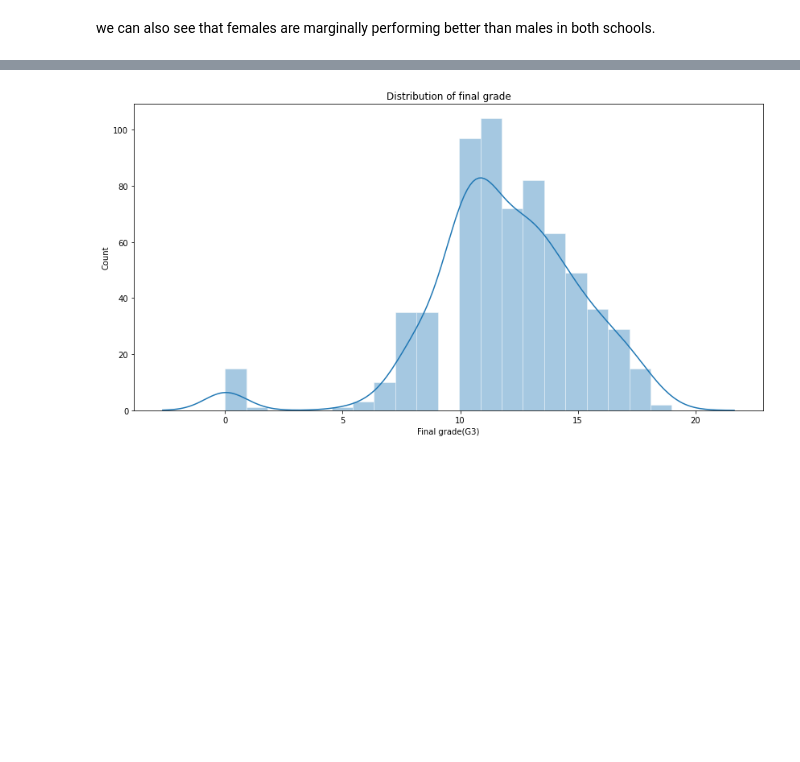
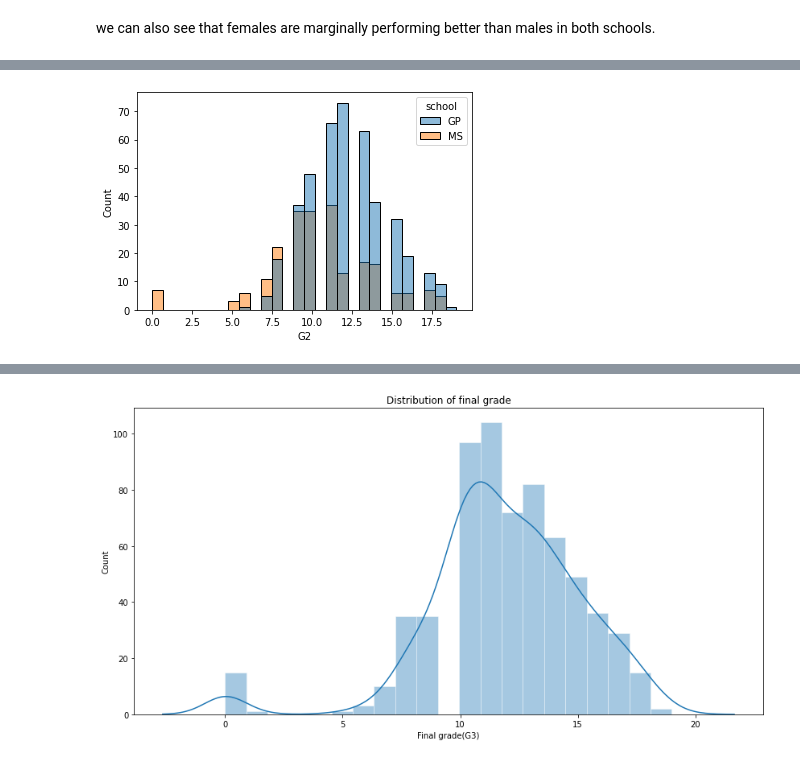
Before and after one commit to ToluAnnie/student-prediction-performance, a Jupyter notebook: numpy_project.ipynb, the cells around one changed output, grey strips where cells are left out. Drawn from its saved outputs; the diff is of its cells as text; code cells hidden in the pictures; blank space fills up the shorter version.

```diff
--- a/numpy_project.ipynb
+++ b/numpy_project.ipynb
@@ -217,0 +224,4 @@ we can also see that females are marginally performing better than males in both
+# %%
+sns.histplot(data=df, x="G2", hue="school");
+# %% [output]
+[figure, added]
```
Also changed, not shown: parts of 6 cells of this notebook.
